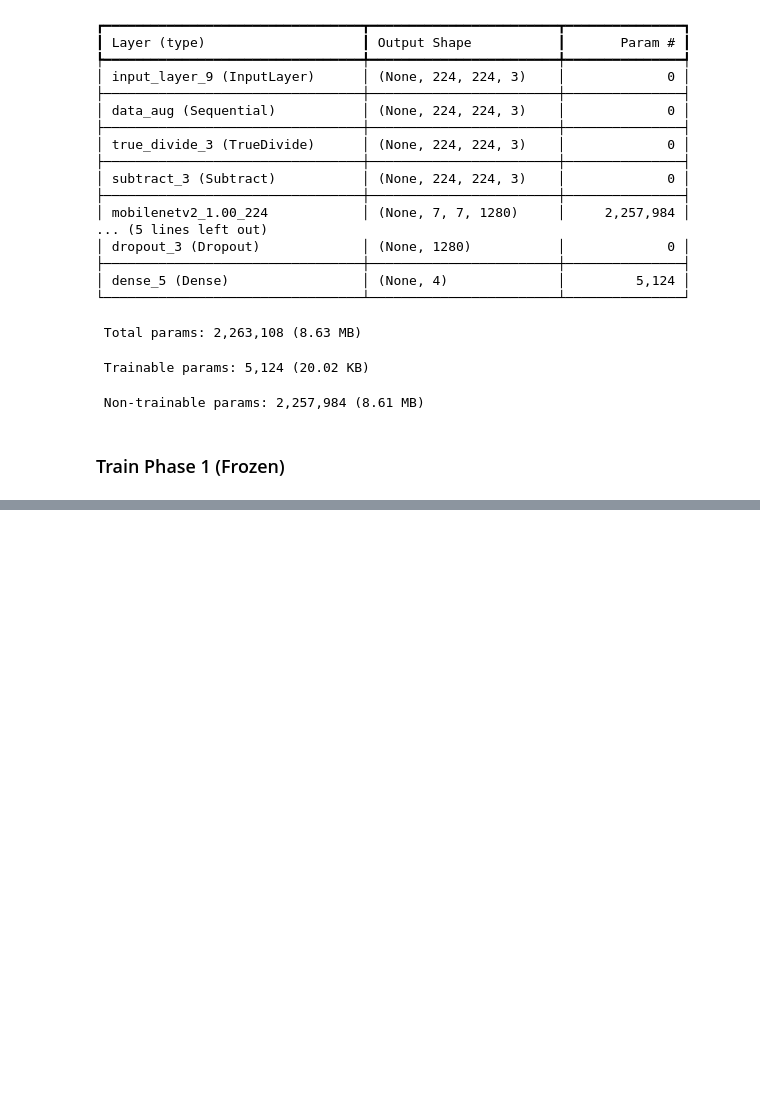
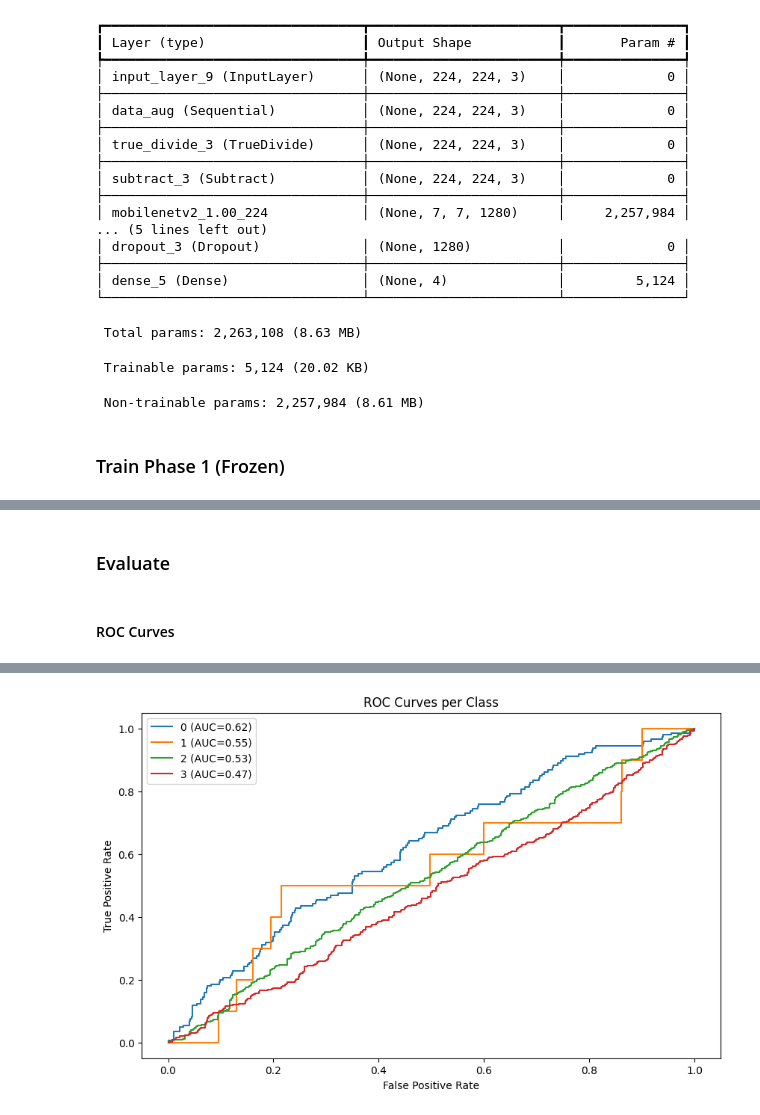
Before and after one commit to AnirbansarkarS/Alzheimer-Prediction-by-Deep-Learning, a Jupyter notebook: Kaggle_MRI_Alzheimers.ipynb, the cells around one changed output, grey strips where cells are left out. Drawn from its saved outputs; the diff is of its cells as text; code cells hidden in the pictures; blank space fills up the shorter version.

Commit message:
feat: evaluate

```diff
--- a/Kaggle_MRI_Alzheimers.ipynb
+++ b/Kaggle_MRI_Alzheimers.ipynb
@@ -580,0 +591,13 @@ Epoch 9/10
+# %%
+model.compile(
+    optimizer=tf.keras.optimizers.Adam(1e-5),
+    loss='sparse_categorical_crossentropy',
+    metrics=['accuracy']
+)
+# %%
+history_2 = model.fit(
+    X_train, y_train,
+    validation_data=(X_val, y_val),
+    epochs=10,
+    batch_size=32
+)
@@ -580,0 +625,24 @@ Epoch 9/10
+# %% [markdown]
+### Evaluate
+# %% [markdown]
+#### ROC Curves
+# %%
+from sklearn.preprocessing import label_binarize
+from sklearn.metrics import roc_curve, auc
+import matplotlib.pyplot as plt
+
+y_bin = label_binarize(y_val, classes=range(len(le.classes_)))
+pred_prob = model.predict(X_val)
+
+plt.figure(figsize=(10,6))
+for i, cls in enumerate(le.classes_):
+    fpr, tpr, _ = roc_curve(y_bin[:,i], pred_prob[:,i])
+    auc_score = auc(fpr, tpr)
+    plt.plot(fpr, tpr, label=f"{cls} (AUC={auc_score:.2f})")
+
+plt.title("ROC Curves per Class")
+plt.xlabel("False Positive Rate")
+plt.ylabel("True Positive Rate")
+plt.legend()
+plt.show()
+# %% [output]
@@ -580,0 +650 @@ Epoch 9/10
+[figure, added]
```
Also changed, not shown: parts of 5 cells of this notebook.
